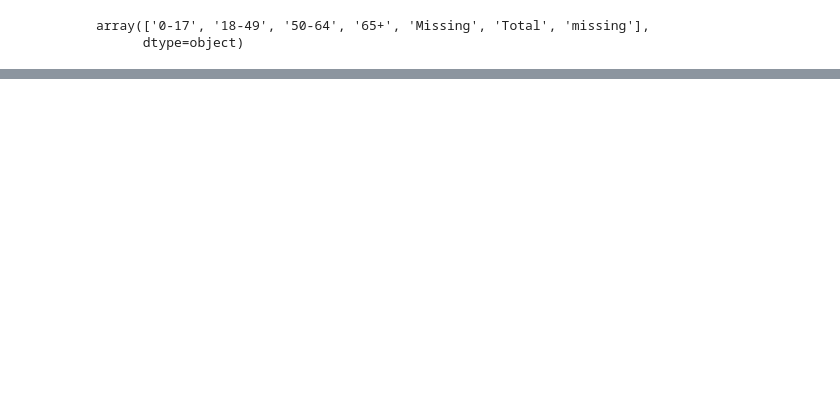
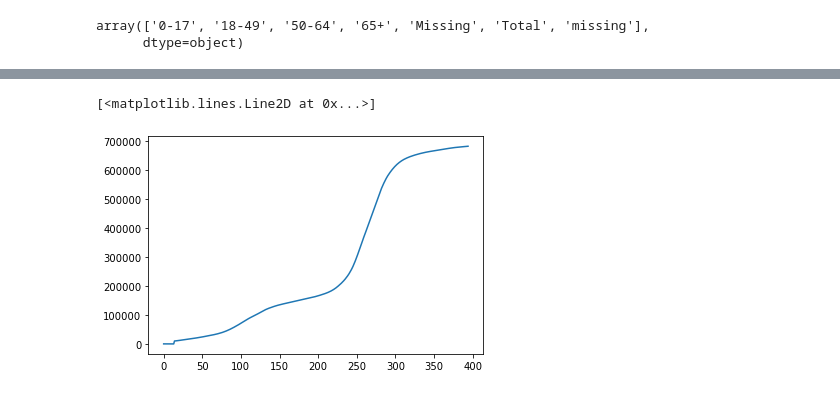
Before and after one commit to sj-ucsd/ECE227_SEIR, a Jupyter notebook: Preprocessing.ipynb, the cells around one changed output, grey strips where cells are left out. Cells and saved outputs as stored; diff of their text form; code cells hidden in the pictures; blank space fills up the shorter version.

```diff
--- a/Preprocessing.ipynb
+++ b/Preprocessing.ipynb
@@ -88,0 +107,15 @@ for i in ages:
+# %%
+#Obtain Recovered Data
+R = dict()
+for i in ages:
+    Ri = []
+    for k in range(0, Days):
+        Ri.append(R_a[i][k]-D[i][k])
+    R[i] = Ri
+#plt.plot(range(len(R['0-17'])),R['0-17'])
+#plt.plot(range(len(R['18-49'])),R['18-49'])
+plt.plot(range(len(R['50-64'])),R['50-64'])
+#plt.plot(range(len(R['65+'])),R['65+'])
+# %% [output]
+[<matplotlib.lines.Line2D at 0x...>]
+[figure, added]
```
Also changed, not shown: parts of 10 cells of this notebook.
